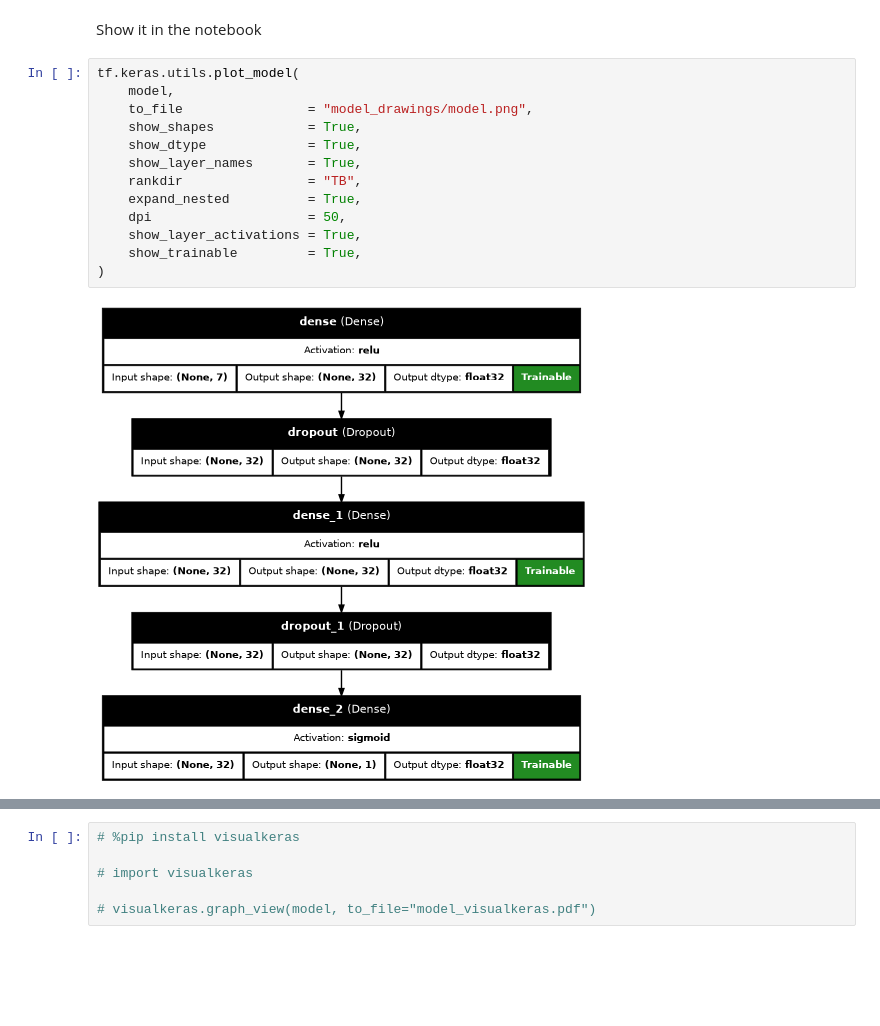
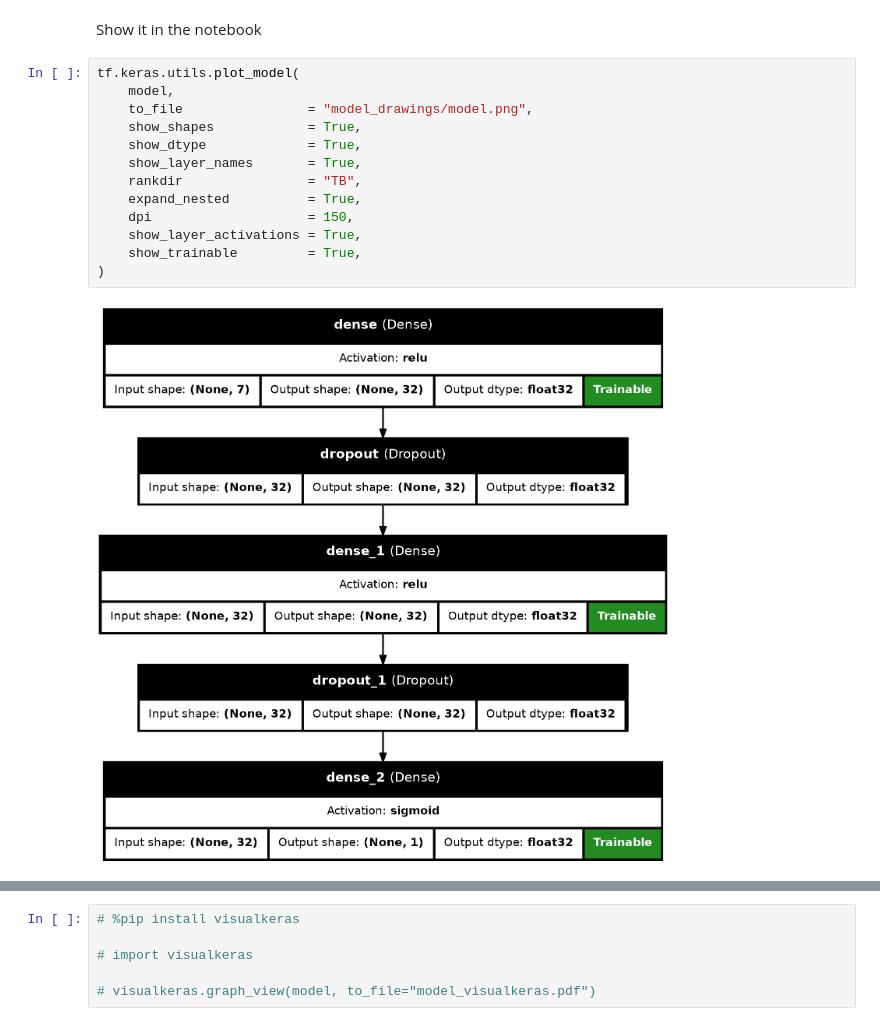
Before and after one commit to giopedro92/advanced-programming-project, a Jupyter notebook: NN.ipynb, the cells around one changed output, grey strips where cells are left out. Cells and saved outputs as stored; diff of their text form; blank space fills up the shorter version.

```diff
--- a/NN.ipynb
+++ b/NN.ipynb
@@ -778,18 +779,18 @@ Show it in the notebook
 # %%
 tf.keras.utils.plot_model(
     model,
     to_file                = "model_drawings/model.png",
     show_shapes            = True,
     show_dtype             = True,
     show_layer_names       = True,
     rankdir                = "TB",
     expand_nested          = True,
-    dpi                    = 50,
+    dpi                    = 150,
     show_layer_activations = True,
     show_trainable         = True,
 )
 # %% [output]
-[figure, old version]
+[figure, new version]
 # %%
 from matplotlib.patches import Circle
 from IPython.display import Image, display, FileLink
```
Also changed, not shown: parts of 28 cells of this notebook.
